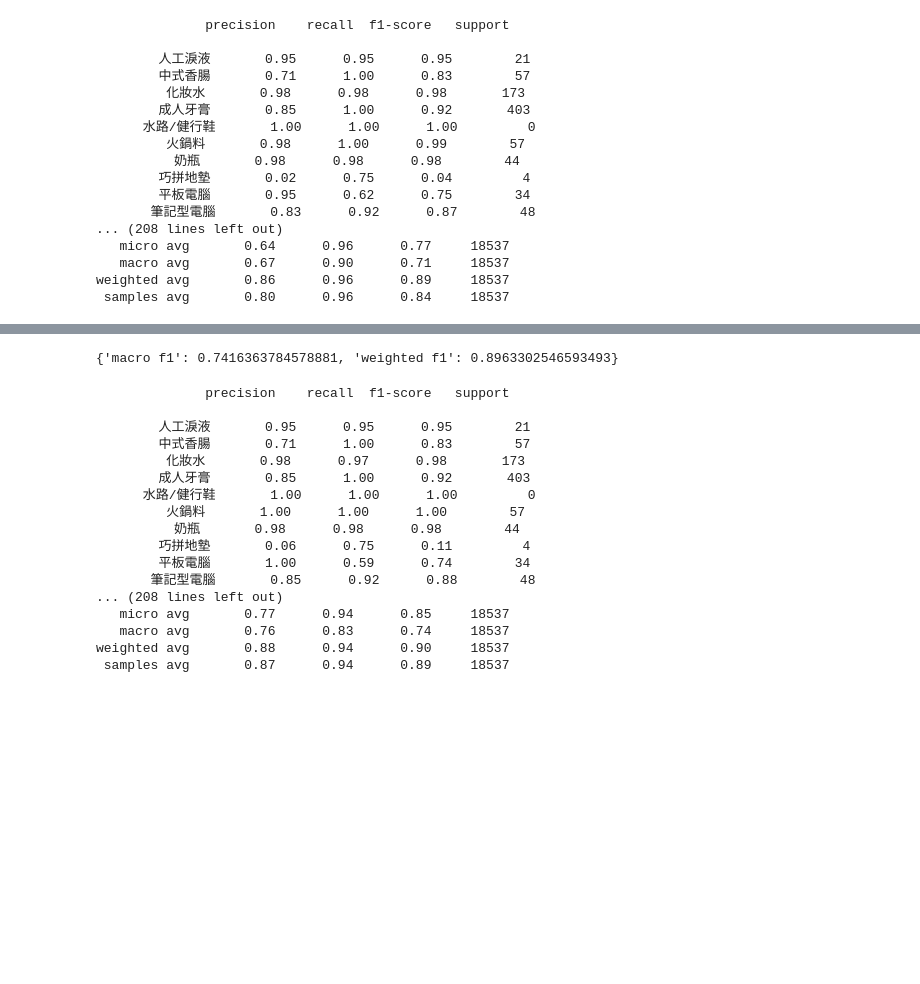
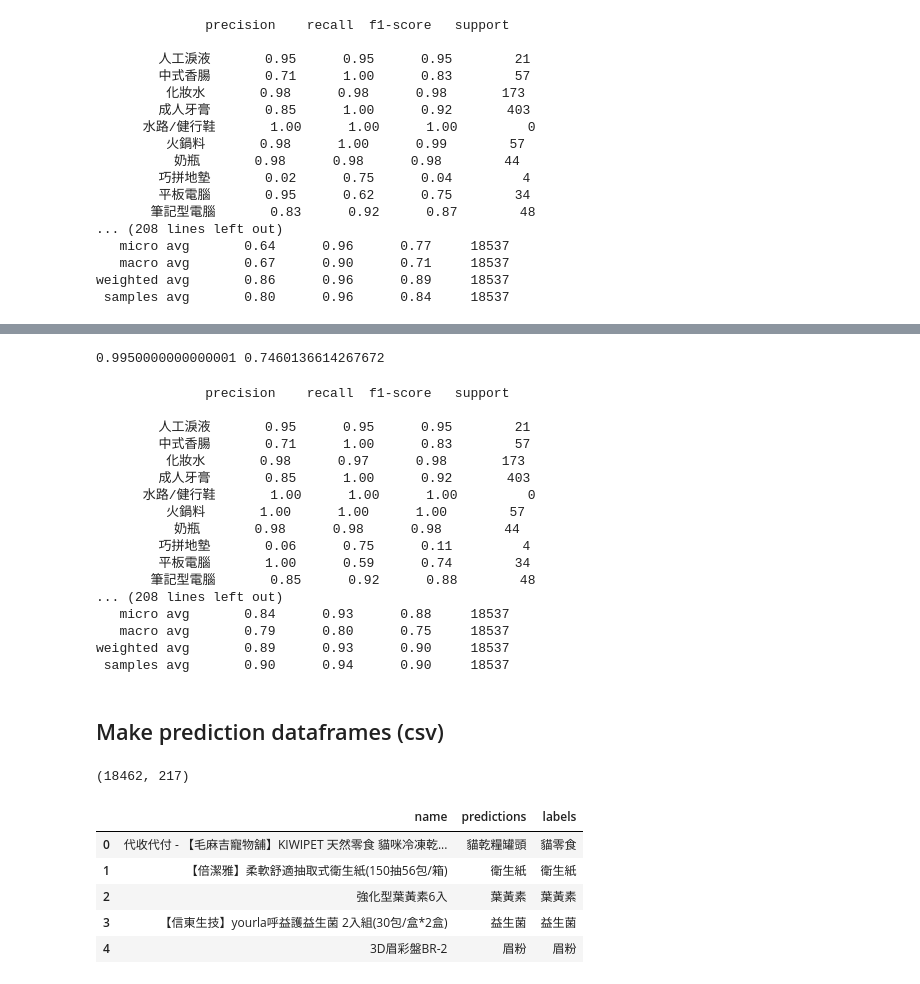
Before and after one commit to Nana2929/2022Fintech-project, a Jupyter notebook: codes/category/40.0_add_valid_string.ipynb, the cells around one changed output, grey strips where cells are left out. Cells and saved outputs as stored; diff of their text form; code cells hidden in the pictures; blank space fills up the shorter version.

```diff
--- a/codes/category/40.0_add_valid_string.ipynb
+++ b/codes/category/40.0_add_valid_string.ipynb
@@ -251,7 +257,7 @@ changed = 0
 val_names = valset['name']
 for i, name in enumerate(val_names):
     pred_vector = valprobs[i, :]
-    beforeclass = getclass(pred_vector)
+    beforeclass = getclass(pred_vector, THR=THR)
     # print('before string match:', beforeclass)
     for cat, pairs in poor_cat2kw.items():
         kws = [x[0] for x in pairs]
@@ -264,7 +270,7 @@ for i, name in enumerate(val_names):
         catid = cat2idx[cat]
 
         pred_vector[catid] = cat_hit_probs
-        afterclass = getclass(pred_vector)
+        afterclass = getclass(pred_vector, THR= THR)
     # print('after string match:', afterclass)
     if beforeclass != afterclass:
         changed += 1
@@ -329,12 +340,21 @@ weighted avg       0.86      0.96      0.89     18537
 
 🍀 我這邊應該就做到這一步，接下來我會開始把這些步驟串在一起寫inference script。
 # %%
-THR = 0.97
-compute_accuracy(vallabels, valprobs, threshold = THR)
+THR = 0.85
+best_THR = 0
+maxi = 0
+while THR < 1:
+    THR += 1e-3
+    res = compute_accuracy(vallabels, valprobs, threshold = THR)
+    if res['macro f1'] > maxi:
+        maxi = res['macro f1']
+        best_THR = THR
-# %% [output]
-{'macro f1': 0.7416363784578881, 'weighted f1': 0.8963302546593493}
+# %%
+print(best_THR, maxi)
+# %% [output]
+0.9950000000000001 0.7460136614267672
 # %%
-revised_preds = np.where(valprobs <= THR, 0, 1)
+revised_preds = np.where(valprobs <= best_THR, 0, 1)
 print(classification_report(y_true=vallabels,
                             y_pred = revised_preds,
                             zero_division = 1,
@@ -353,7 +373,35 @@ print(classification_report(y_true=vallabels,
         平板電腦       1.00      0.59      0.74        34
        筆記型電腦       0.85      0.92      0.88        48
 ... (208 lines left out)
-   micro avg       0.77      0.94      0.85     18537
-   macro avg       0.76      0.83      0.74     18537
-weighted avg       0.88      0.94      0.90     18537
- samples avg       0.87      0.94      0.89     18537
+   micro avg       0.84      0.93      0.88     18537
+   macro avg       0.79      0.80      0.75     18537
+weighted avg       0.89      0.93      0.90     18537
+ samples avg       0.90      0.94      0.90     18537
+# %% [markdown]
+## Make prediction dataframes (csv)
+# %%
+revised_preds.shape
+# %% [output]
+(18462, 217)
+# %%
+valsetsize = revised_preds.shape[0]
+preds = []
+labels = []
+for i in range(valsetsize):
+    pred = revised_preds[i, :]
+    predicted_classes = np.where(pred==1)[0]
+    product = ';'.join([idx2cat[pclass] for pclass in predicted_classes])
+    preds.append(product)
+colsdict = {'name': [valset[i]['name'] for i in range(valsetsize)],
+           'predictions': preds,
+           'labels': [';'.join(valset[i]['label_name']) for i in range(valsetsize)]}
+df = pd.DataFrame.from_dict(colsdict)
+# %%
+df.head()
+# %% [output]
+|  | name | predictions | labels |
+| 0 | 代收代付 - 【毛麻吉寵物舖】KIWIPET 天然零食 貓咪冷凍乾... | 貓乾糧罐頭 | 貓零食 |
+| 1 | 【倍潔雅】柔軟舒適抽取式衛生紙(150抽56包/箱) | 衛生紙 | 衛生紙 |
+| 2 | 強化型葉黃素6入 | 葉黃素 | 葉黃素 |
+| 3 | 【信東生技】yourla呼益護益生菌 2入組(30包/盒*2盒) | 益生菌 | 益生菌 |
+| 4 | 3D眉彩盤BR-2 | 眉粉 | 眉粉 |
```
Also changed, not shown: parts of 9 cells of this notebook.
